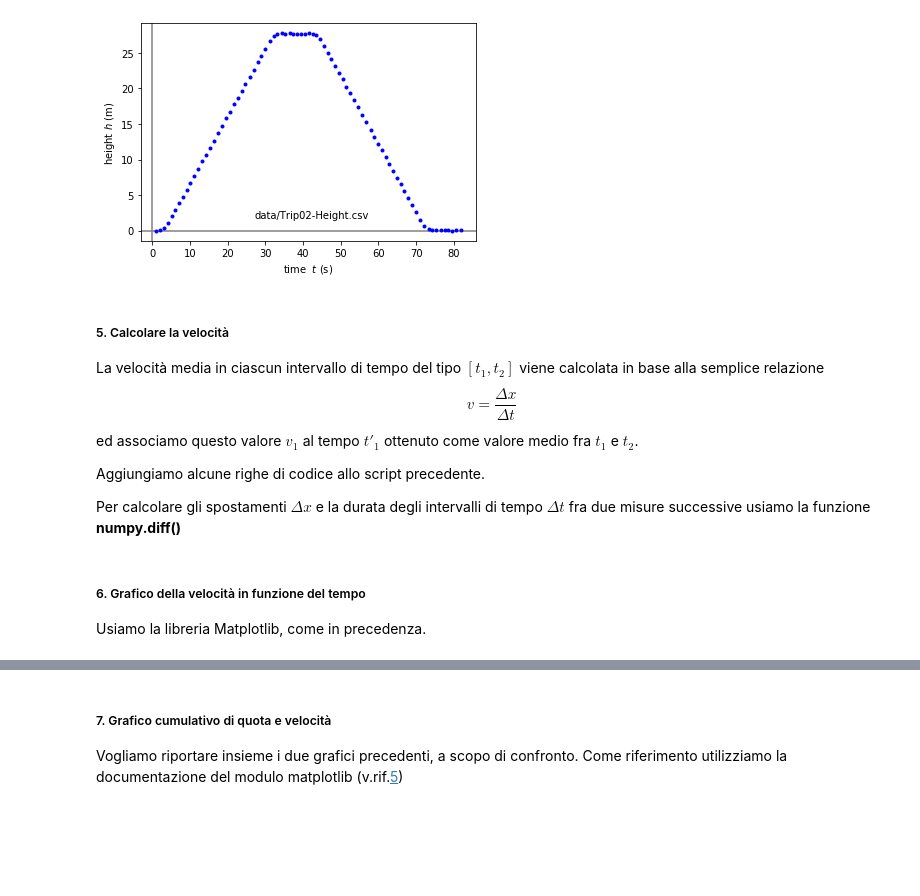
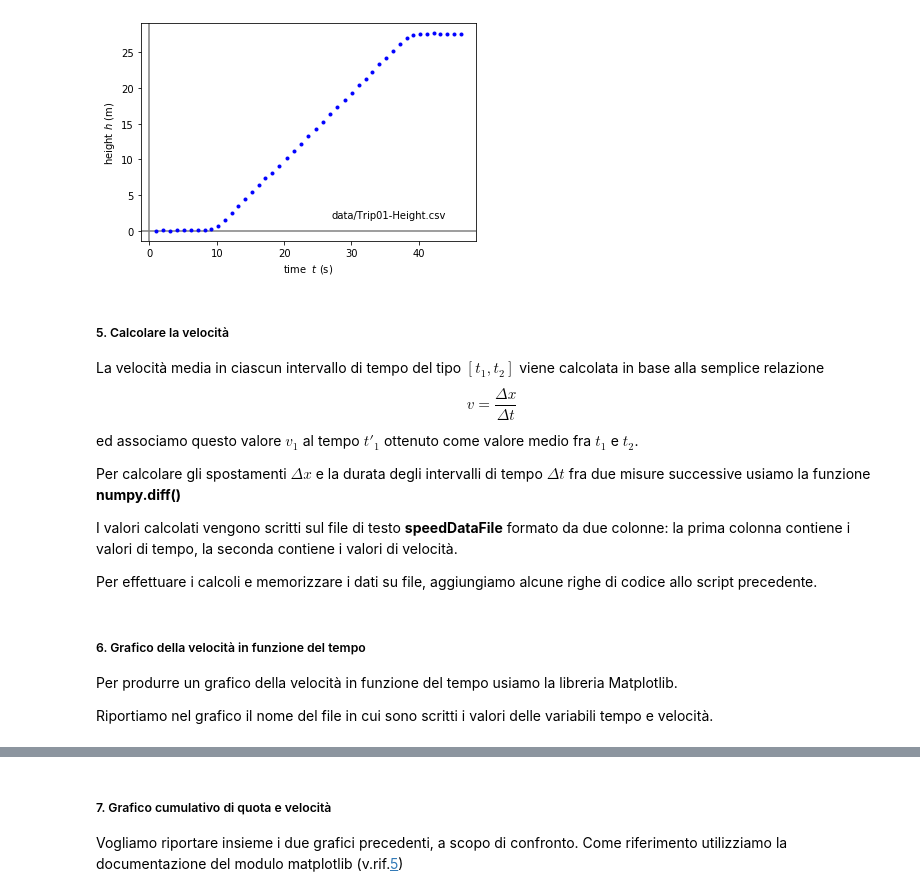
Before and after one commit to POSS-UniMe/simple-physics-with-Python-ITA, a Jupyter notebook: notebook/3-1-ViaggioInAscensoreVer001.ipynb, the cells around one changed output, grey strips where cells are left out. Cells and saved outputs as stored; diff of their text form; code cells hidden in the pictures; blank space fills up the shorter version.

```diff
--- a/notebook/3-1-ViaggioInAscensoreVer001.ipynb
+++ b/notebook/3-1-ViaggioInAscensoreVer001.ipynb
@@ -59,31 +61,35 @@ Per la lettura del file di testo utilizziamo **loadtxt** con l'opzione **skiprow
 # %%
 import numpy as np
 import matplotlib.pyplot as plt
 
-inputDataFile='data/Trip02-Height.csv'
+inputDataFile='data/Trip01-Height.csv'
 
 # read data from file
 t, x = np.loadtxt(inputDataFile, skiprows=1, usecols=(0,2), unpack = True)
 
 # plot of the experimental data
 plt.plot(t, x, 'o', color='blue', markersize = 3)
 plt.axhline(color = 'gray', zorder = -1)
 plt.axvline(color = 'gray', zorder = -1)
 plt.xlabel('time  $t$ (s)')
 plt.ylabel('height $h$ (m)')
 plt.text(27, 1.8, inputDataFile)
 
 #plt.savefig('height_vs_time.pdf')
+print()
 plt.show()
+print()
 # %% [output]
-[figure, old version]
+[figure, new version]
 # %% [markdown]
 ##### 5. Calcolare la velocità
 La velocità media in ciascun intervallo di tempo del tipo $[t_1, t_2]$ viene calcolata in base alla semplice relazione
 $$ v = \dfrac{\Delta x}{\Delta t}$$
 ed associamo questo valore $v_1$ al tempo $t'_1$ ottenuto come valore medio fra $t_1$ e $t_2$.
 
-Aggiungiamo alcune righe di codice allo script precedente.
+Per calcolare gli spostamenti $\Delta x$ e la durata degli intervalli di tempo $\Delta t$ fra due misure successive usiamo la funzione **numpy.diff()**
 
-Per calcolare gli spostamenti $\Delta x$ e la durata degli intervalli di tempo $\Delta t$ fra due misure successive usiamo la funzione **numpy.diff()**
+I valori calcolati vengono scritti sul file di testo **speedDataFile** formato da due colonne: la prima colonna contiene i valori di tempo, la seconda contiene i valori di velocità.
+
+Per effettuare i calcoli e memorizzare i dati su file, aggiungiamo alcune righe di codice allo script precedente.
 # %%
@@ -96,7 +102,9 @@ t_prime = t[:-1] + (delta_t/2)
 np.savetxt(speedDataFile, np.column_stack((t_prime, v)))
 # %% [markdown]
 ##### 6. Grafico della velocità in funzione del tempo
-Usiamo la libreria Matplotlib, come in precedenza.
+Per produrre un grafico della velocità in funzione del tempo usiamo la libreria Matplotlib.
+
+Riportiamo nel grafico il nome del file in cui sono scritti i valori delle variabili tempo e velocità.
 # %%
 plt.plot(t_prime, v, 'o', color='red', markersize = 5)
 plt.axhline(color = 'gray', zorder = -1)
```
Also changed, not shown: parts of 19 cells of this notebook.
